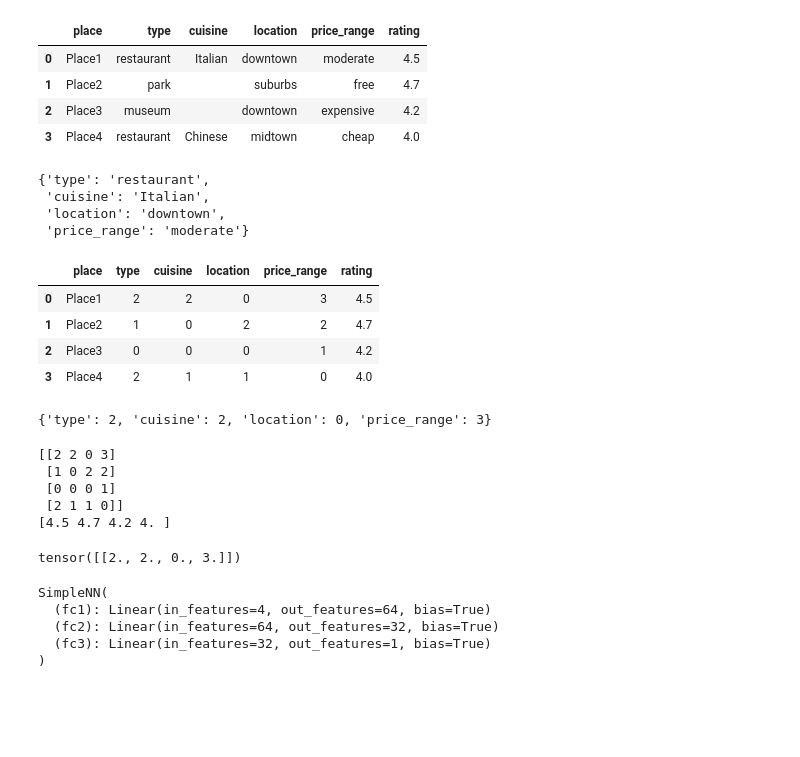
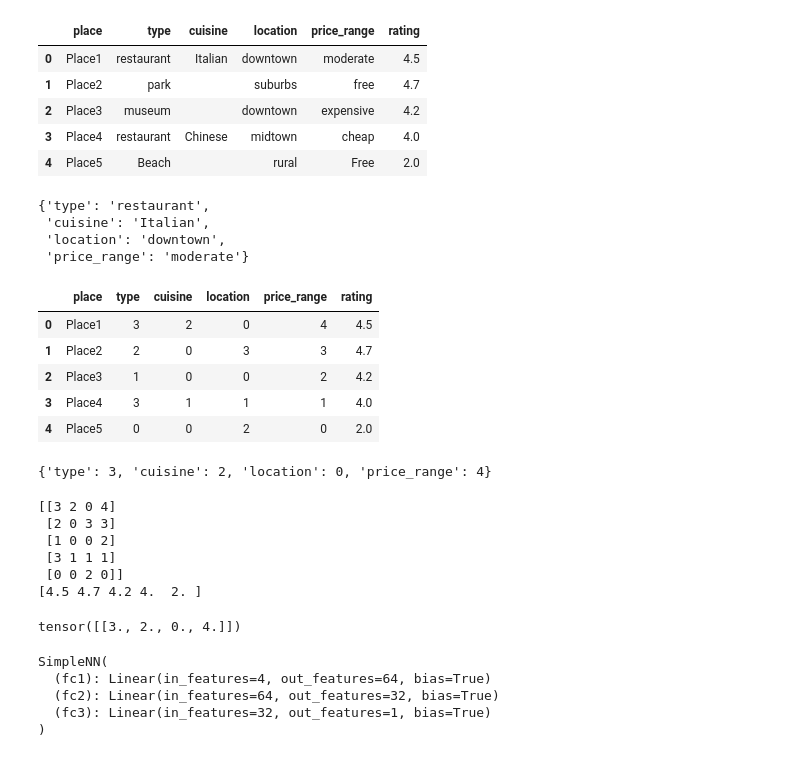
Before and after one commit to headStarter-Travel-app/ProxiLinkBackend, a Jupyter notebook: recommendar_test.ipynb, the cells around one changed output. Saved outputs shown, nothing was run; the diff lists cells and outputs as text; code cells hidden in the pictures; blank space fills up the shorter version.

```diff
--- a/recommendar_test.ipynb
+++ b/recommendar_test.ipynb
@@ -12,25 +12,26 @@ from scipy.sparse.linalg import svds
 import numpy as np
 # %%
 data = {
-    "place": ["Place1", "Place2", "Place3", "Place4"],
-    "type": ["restaurant", "park", "museum", "restaurant"],
-    "cuisine": ["Italian", "", "", "Chinese"],
-    "location": ["downtown", "suburbs", "downtown", "midtown"],
-    "price_range": ["moderate", "free", "expensive", "cheap"],
-    "rating": [4.5, 4.7, 4.2, 4.0]
+    "place": ["Place1", "Place2", "Place3", "Place4", "Place5"],
+    "type": ["restaurant", "park", "museum", "restaurant", "Beach"],
+    "cuisine": ["Italian", "", "", "Chinese", ""],
+    "location": ["downtown", "suburbs", "downtown", "midtown", "rural"],
+    "price_range": ["moderate", "free", "expensive", "cheap", "Free"],
+    "rating": [4.5, 4.7, 4.2, 4.0, 2.0]
 }
 
 df = pd.DataFrame(data)
 
 df
 
 #Example DF
 # %% [output]
 |  | place | type | cuisine | location | price_range | rating |
 | 0 | Place1 | restaurant | Italian | downtown | moderate | 4.5 |
 | 1 | Place2 | park |  | suburbs | free | 4.7 |
 | 2 | Place3 | museum |  | downtown | expensive | 4.2 |
 | 3 | Place4 | restaurant | Chinese | midtown | cheap | 4.0 |
+| 4 | Place5 | Beach |  | rural | Free | 2.0 |
 # %%
 #Overall user/Group preferences based on the quiz and AI input
 user_profile = {
@@ -61,10 +62,11 @@ df['price_range'] = le_price_range.fit_transform(df['price_range'])
 df
 # %% [output]
 |  | place | type | cuisine | location | price_range | rating |
-| 0 | Place1 | 2 | 2 | 0 | 3 | 4.5 |
-| 1 | Place2 | 1 | 0 | 2 | 2 | 4.7 |
-| 2 | Place3 | 0 | 0 | 0 | 1 | 4.2 |
-| 3 | Place4 | 2 | 1 | 1 | 0 | 4.0 |
+| 0 | Place1 | 3 | 2 | 0 | 4 | 4.5 |
+| 1 | Place2 | 2 | 0 | 3 | 3 | 4.7 |
+| 2 | Place3 | 1 | 0 | 0 | 2 | 4.2 |
+| 3 | Place4 | 3 | 1 | 1 | 1 | 4.0 |
+| 4 | Place5 | 0 | 0 | 2 | 0 | 2.0 |
 # %%
 user_profile_encoded = {
     "type": le_type.transform([user_profile['type']])[0],
@@ -74,7 +76,7 @@ user_profile_encoded = {
 }
 user_profile_encoded
 # %% [output]
-{'type': 2, 'cuisine': 2, 'location': 0, 'price_range': 3}
+{'type': 3, 'cuisine': 2, 'location': 0, 'price_range': 4}
 # %%
 features = ['type', 'cuisine', 'location', 'price_range']
 X = df[features].values
@@ -83,16 +85,17 @@ y = df['rating'].values
 print(X)
 print(y)
 # %% [output]
-[[2 2 0 3]
- [1 0 2 2]
- [0 0 0 1]
- [2 1 1 0]]
-[4.5 4.7 4.2 4. ]
+[[3 2 0 4]
+ [2 0 3 3]
+ [1 0 0 2]
+ [3 1 1 1]
+ [0 0 2 0]]
+[4.5 4.7 4.2 4.  2. ]
 # %%
 user_vector = torch.tensor([list(user_profile_encoded.values())], dtype=torch.float32)
 user_vector
 # %% [output]
-tensor([[2., 2., 0., 3.]])
+tensor([[3., 2., 0., 4.]])
 # %%
 #Make model Linear, can use relu
 
```
Also changed, not shown: parts of 1 cell of this notebook, 1 other file.
